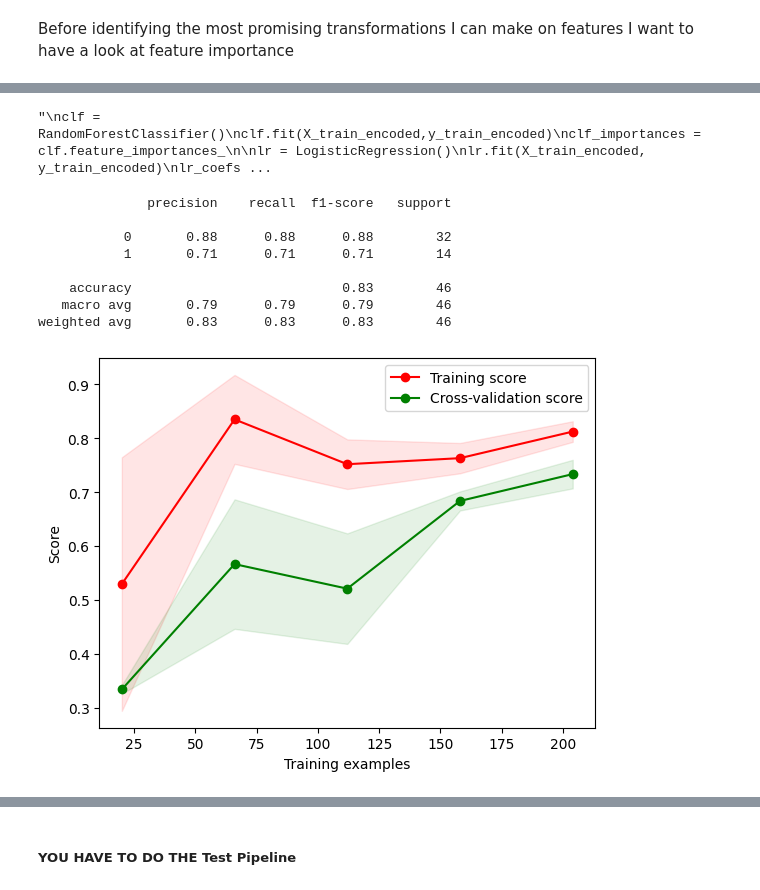
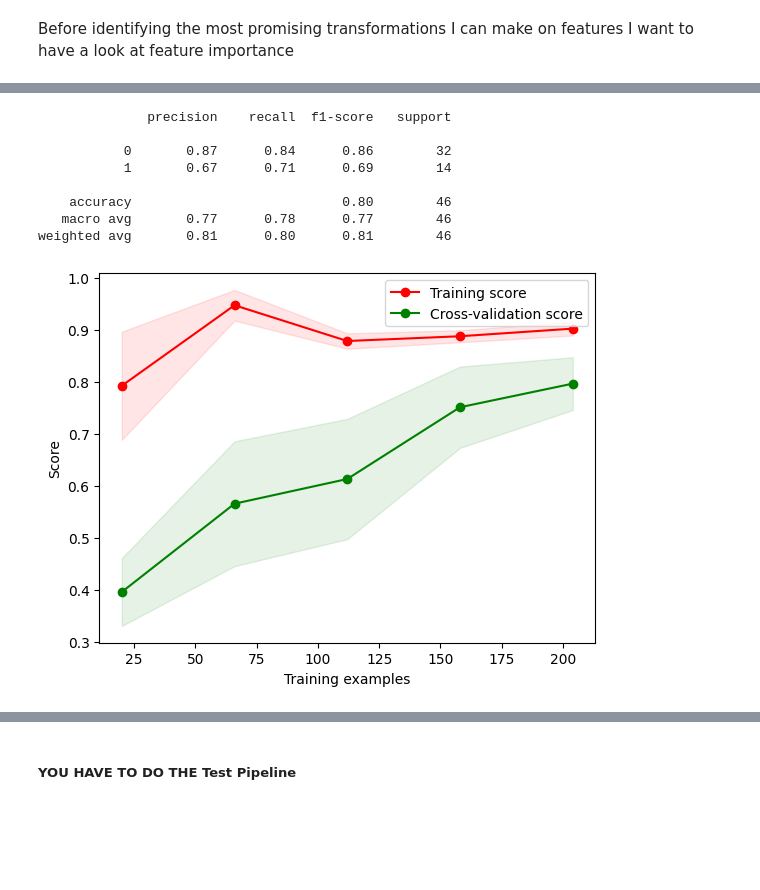
Before and after one commit to daniocionini/Prediction-Model-Breast-Cancer-Recurrence, a Jupyter notebook: model_prediction_recurrence_breast_cancer.ipynb, the cells around one changed output, grey strips where cells are left out. Saved outputs shown, nothing was run; the diff lists cells and outputs as text; code cells hidden in the pictures; blank space fills up the shorter version.

```diff
--- a/model_prediction_recurrence_breast_cancer.ipynb
+++ b/model_prediction_recurrence_breast_cancer.ipynb
@@ -234,30 +251,0 @@ highlighted
-# %%
-"""
-clf = RandomForestClassifier()
-clf.fit(X_train_encoded,y_train_encoded)
-clf_importances = clf.feature_importances_
-
-lr = LogisticRegression()
-lr.fit(X_train_encoded, y_train_encoded)
-lr_coefs = np.abs(lr.coef_[0])
-lr_importances = lr_coefs / lr_coefs.sum()
-
-
-fig, (ax1, ax2) = plt.subplots(1, 2, gridspec_kw={'height_ratios': [10]})
-fig.set_size_inches(12,6)
-
-ax1.bar(X_train_encoded.columns, clf.feature_importances_)
-ax1.set_xticks(range(len(X_train_encoded.columns)))
-ax1.set_xticklabels(X_train_encoded.columns, rotation=85)
-ax1.set_title('Random Forest Feature Importances')
-
-
-ax2.bar(X_train_encoded.columns, lr_importances)
-ax2.set_xticks(range(len(X_train_encoded.columns)))
-ax2.set_xticklabels(X_train_encoded.columns, rotation=85)
-ax2.set_title('Logistic Regression Feature Importances')
-
-plt.show()
-"""
-# %% [output]
-"\nclf = RandomForestClassifier()\nclf.fit(X_train_encoded,y_train_encoded)\nclf_importances = clf.feature_importances_\n\nlr = LogisticRegression()\nlr.fit(X_train_encoded, y_train_encoded)\nlr_coefs ...
@@ -274,49 +252,51 @@ plt.show()
 # %%
-model = KNeighborsClassifier()
+model = VotingClassifier(estimators=[('rfc', RandomForestClassifier()), ('knn', KNeighborsClassifier(n_neighbors=5))], voting='soft')
 
 
 # performing resampling
 ros = RandomOverSampler(random_state=42)
 X_train_resampled, y_train_resampled = ros.fit_resample(X_train_eval, y_train_eval)
-model = model
+
 model.fit(X_train_resampled, y_train_resampled)
 y_pred = model.predict(X_eval)
 report = classification_report(y_eval, y_pred)
 y_score = model.predict_proba(X_eval)[:, 1]
 print(report)
+
+
 
 
 # Learning Curve
 train_sizes, train_scores, valid_scores = learning_curve(model, X_train_resampled, y_train_resampled, cv=5, scoring='f1_macro')
 
 train_scores_mean = np.mean(train_scores, axis=1)
 train_scores_std = np.std(train_scores, axis=1)
 valid_scores_mean = np.mean(valid_scores, axis=1)
 valid_scores_std = np.std(valid_scores, axis=1)
 
 plt.fill_between(train_sizes, train_scores_mean - train_scores_std,
                  train_scores_mean + train_scores_std, alpha=0.1, color="r")
 plt.fill_between(train_sizes, valid_scores_mean - valid_scores_std,
                  valid_scores_mean + valid_scores_std, alpha=0.1, color="g")
 plt.plot(train_sizes, train_scores_mean, 'o-', color="r",
          label="Training score")
 plt.plot(train_sizes, valid_scores_mean, 'o-', color="g",
          label="Cross-validation score")
 
 plt.xlabel("Training examples")
 plt.ylabel("Score")
 plt.legend(loc="best")
 plt.show()
 # %% [output]
               precision    recall  f1-score   support
 
-           0       0.88      0.88      0.88        32
-           1       0.71      0.71      0.71        14
+           0       0.87      0.84      0.86        32
+           1       0.67      0.71      0.69        14
 
-    accuracy                           0.83        46
-   macro avg       0.79      0.79      0.79        46
-weighted avg       0.83      0.83      0.83        46
+    accuracy                           0.80        46
+   macro avg       0.77      0.78      0.77        46
+weighted avg       0.81      0.80      0.81        46
-[figure, old version]
+[figure, new version]
 # %%
 from sklearn.metrics import precision_recall_curve
 from sklearn.metrics import average_precision_score
```
Also changed, not shown: parts of 14 cells of this notebook.
